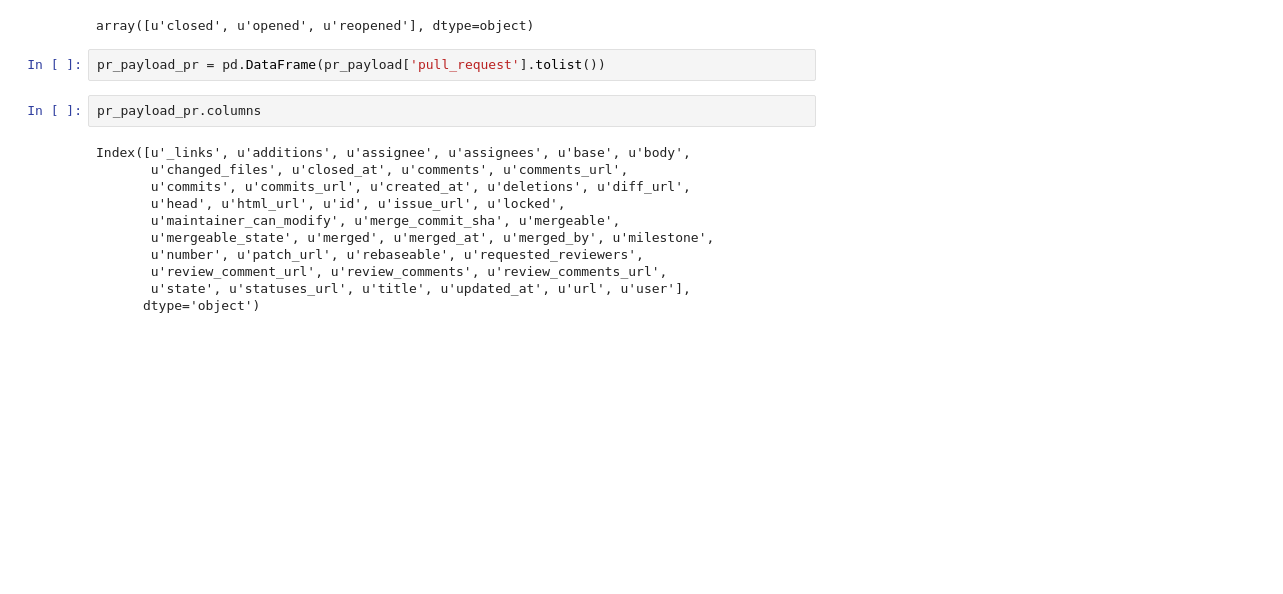
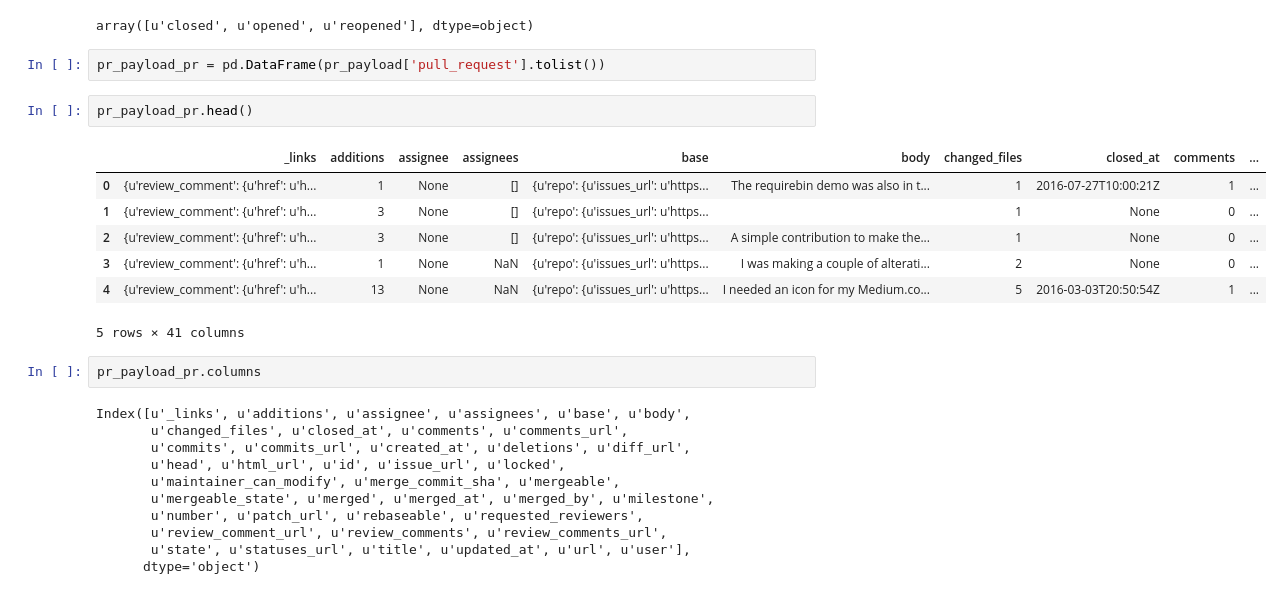
Before and after one commit to nicholas-alonzo/GitHub-Repo-Analysis, a Jupyter notebook: BigQueryProcessing_na.ipynb, the cells around one changed output. Cells and saved outputs as stored; diff of their text form; blank space fills up the shorter version.

```diff
--- a/BigQueryProcessing_na.ipynb
+++ b/BigQueryProcessing_na.ipynb
@@ -477,6 +491,16 @@ pr_payload['action'].unique()
 array([u'closed', u'opened', u'reopened'], dtype=object)
 # %%
 pr_payload_pr = pd.DataFrame(pr_payload['pull_request'].tolist())
+# %%
+pr_payload_pr.head()
+# %% [output]
+|  | _links | additions | assignee | assignees | base | body | changed_files | closed_at | comments | ... |
+| 0 | {u'review_comment': {u'href': u'h... | 1 | None | [] | {u'repo': {u'issues_url': u'https... | The requirebin demo was also in t... | 1 | 2016-07-27T10:00:21Z | 1 | ... |
+| 1 | {u'review_comment': {u'href': u'h... | 3 | None | [] | {u'repo': {u'issues_url': u'https... |  | 1 | None | 0 | ... |
+| 2 | {u'review_comment': {u'href': u'h... | 3 | None | [] | {u'repo': {u'issues_url': u'https... | A simple contribution to make the... | 1 | None | 0 | ... |
+| 3 | {u'review_comment': {u'href': u'h... | 1 | None | NaN | {u'repo': {u'issues_url': u'https... | I was making a couple of alterati... | 2 | None | 0 | ... |
+| 4 | {u'review_comment': {u'href': u'h... | 13 | None | NaN | {u'repo': {u'issues_url': u'https... | I needed an icon for my Medium.co... | 5 | 2016-03-03T20:50:54Z | 1 | ... |
+5 rows × 41 columns
 # %%
 pr_payload_pr.columns
 # %% [output]
```
Also changed, not shown: parts of 9 cells of this notebook.
